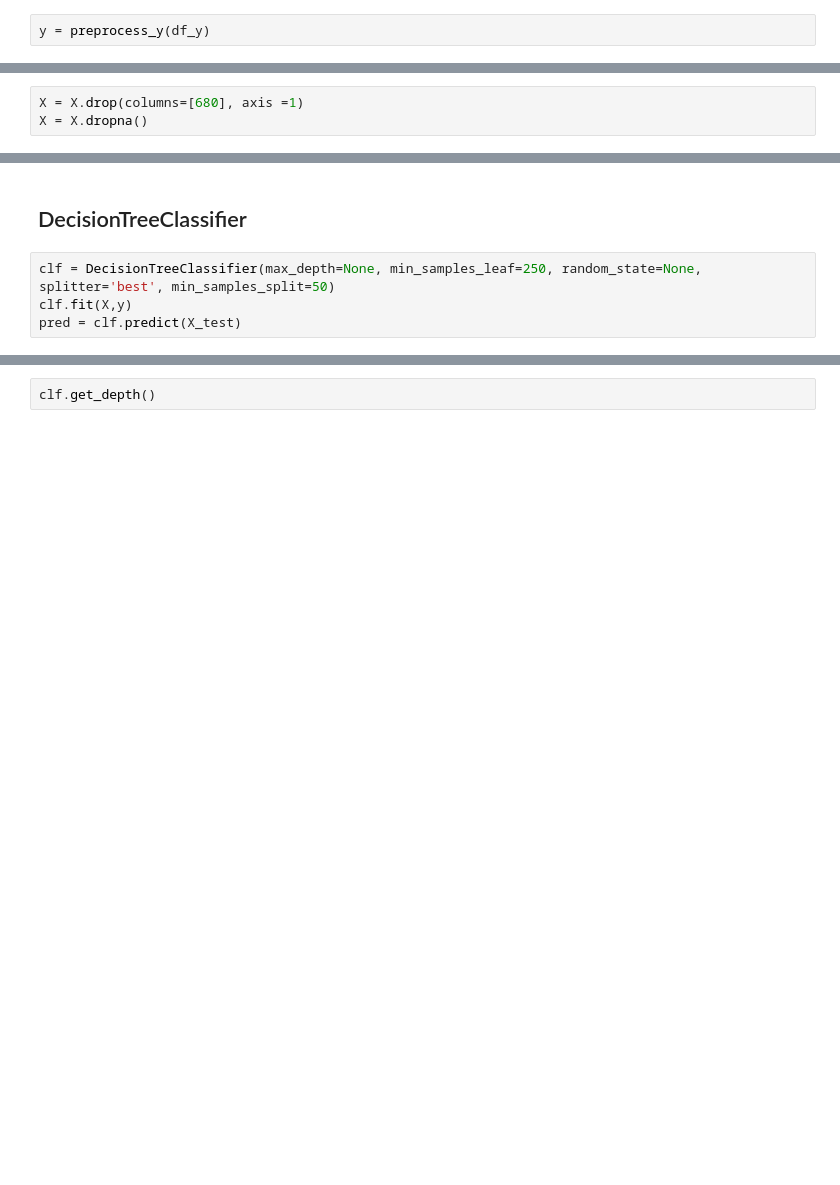
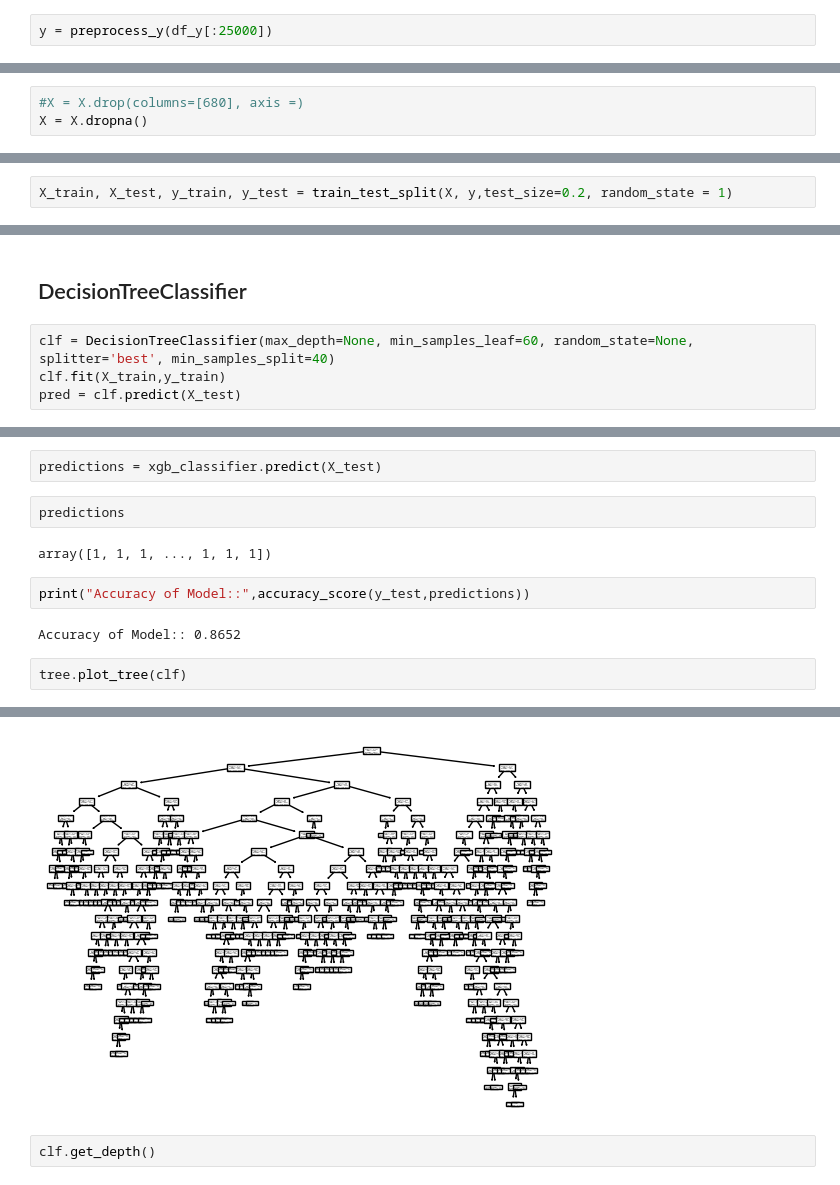
Before and after one commit to sameriliya/delai, a Jupyter notebook: notebooks/tam_model_demo.ipynb, the cells around one changed output, grey strips where cells are left out. Cells and saved outputs as stored; diff of their text form; blank space fills up the shorter version.

Commit message:
Decision tree updated with XGBoost, 86% accuracy

```diff
--- a/notebooks/tam_model_demo.ipynb
+++ b/notebooks/tam_model_demo.ipynb
@@ -48,2 +52,2 @@ X = preprocess_X(df_X)
 # %%
-y = preprocess_y(df_y)
+y = preprocess_y(df_y[:25000])
@@ -50,5 +65,5 @@ y = preprocess_y(df_y)
 # %%
-X = X.drop(columns=[680], axis =1)
+#X = X.drop(columns=[680], axis =)
 X = X.dropna()
 # %% [markdown]
 ## t_t_s & inspect
@@ -57,2 +70,4 @@ X_train, X_test, y_train, y_test = train_test_split(X, y,test_size=0.2, random_s
+# %%
+X_train, X_test, y_train, y_test = train_test_split(X, y,test_size=0.2, random_state = 1)
 # %%
 X.shape
@@ -61,6 +80,6 @@ y.shape
 # %% [markdown]
 ## DecisionTreeClassifier
 # %%
-clf = DecisionTreeClassifier(max_depth=None, min_samples_leaf=250, random_state=None, splitter='best', min_samples_split=50)
-clf.fit(X,y)
+clf = DecisionTreeClassifier(max_depth=None, min_samples_leaf=60, random_state=None, splitter='best', min_samples_split=40)
+clf.fit(X_train,y_train)
 pred = clf.predict(X_test)
@@ -77,0 +143,13 @@ print(clf.predict_proba(X))
+# %%
+predictions = xgb_classifier.predict(X_test)
+# %%
+predictions
+# %% [output]
+array([1, 1, 1, ..., 1, 1, 1])
+# %%
+print("Accuracy of Model::",accuracy_score(y_test,predictions))
+# %% [output]
+Accuracy of Model:: 0.8652
+# %%
+tree.plot_tree(clf)
+# %% [output]
@@ -78,3 +173,4 @@ print(clf.predict_proba(X))
+[figure, added]
 # %%
 clf.get_depth()
 # %%
```
Also changed, not shown: parts of 24 cells of this notebook.
